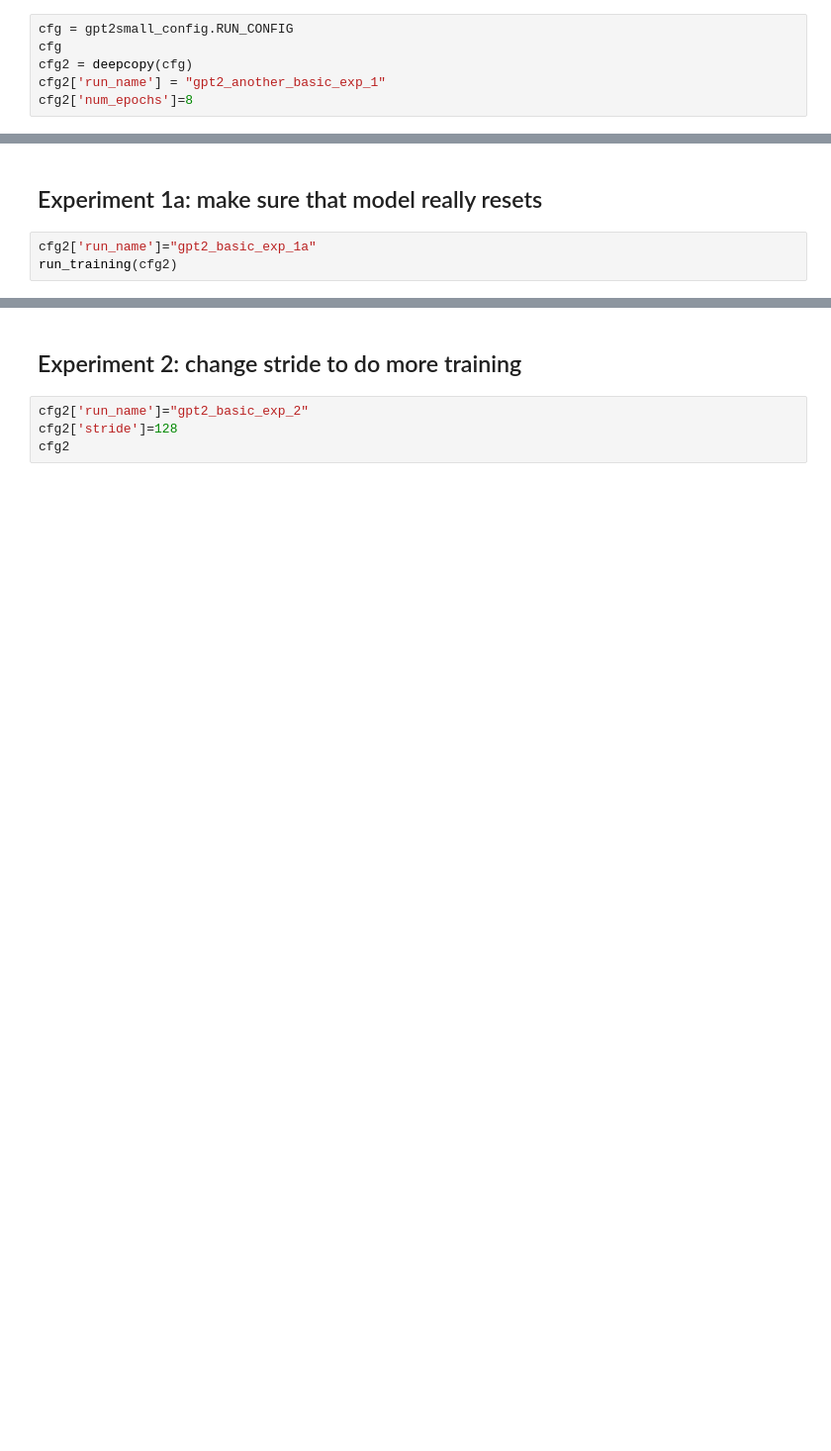
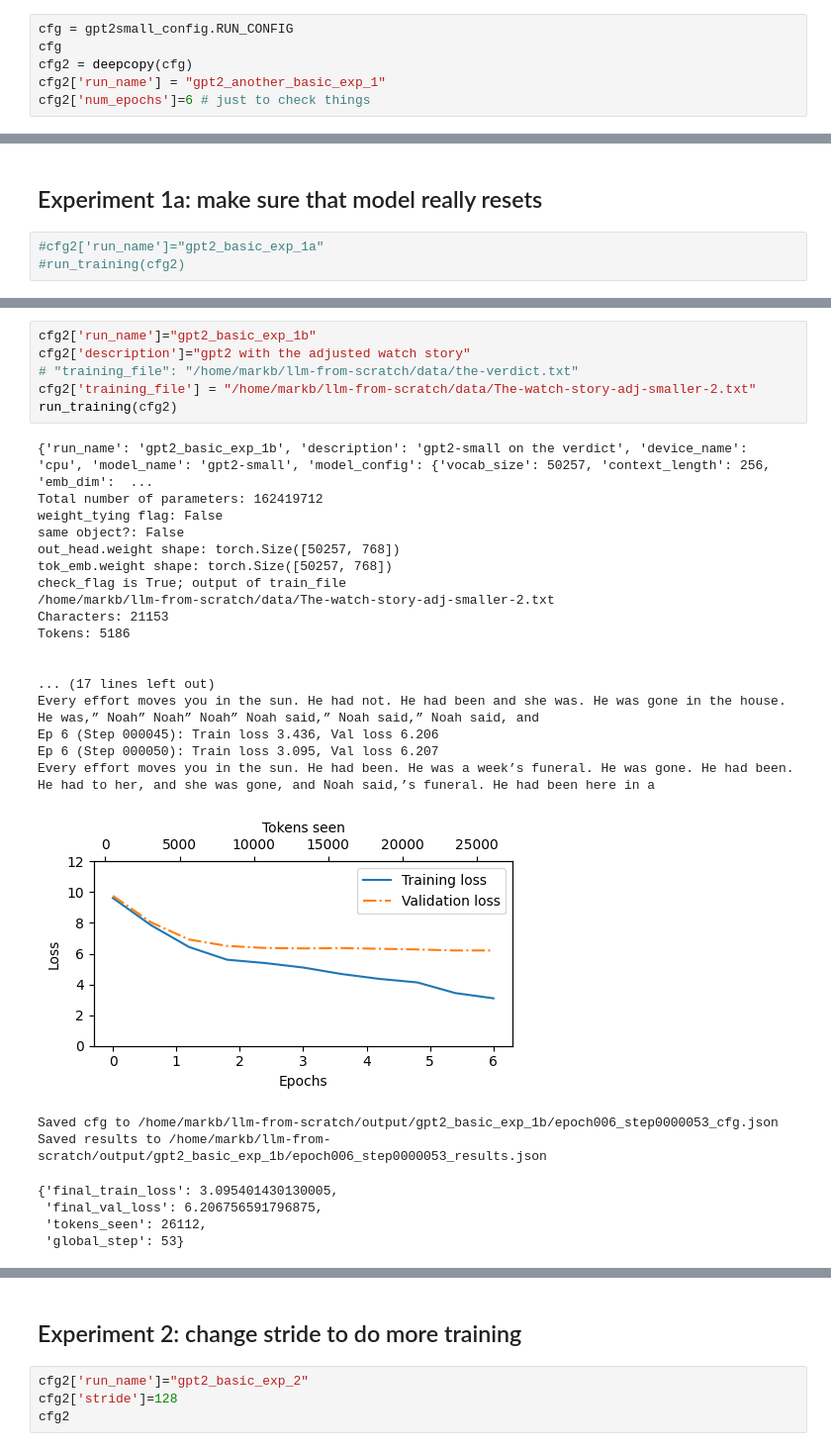
Before and after one commit to mcbieda/llm-from-scratch, a Jupyter notebook: notebooks/gpt2_basic_training.ipynb, the cells around one changed output, grey strips where cells are left out. Shown at 99% size. Cells and saved outputs as stored; diff of their text form; blank space fills up the shorter version.

```diff
--- a/notebooks/gpt2_basic_training.ipynb
+++ b/notebooks/gpt2_basic_training.ipynb
@@ -148,7 +149,7 @@ cfg = gpt2small_config.RUN_CONFIG
 cfg
 cfg2 = deepcopy(cfg)
 cfg2['run_name'] = "gpt2_another_basic_exp_1"
-cfg2['num_epochs']=8
+cfg2['num_epochs']=6 # just to check things
 # %% [markdown]
 ### run model
 # %%
@@ -175,5 +182,5 @@ KeyboardInterrupt:
 # %% [markdown]
 ## Experiment 1a: make sure that model really resets
 # %%
-cfg2['run_name']="gpt2_basic_exp_1a"
-run_training(cfg2)
+#cfg2['run_name']="gpt2_basic_exp_1a"
+#run_training(cfg2)
@@ -179,0 +195,31 @@ run_training(cfg2)
+# %%
+cfg2['run_name']="gpt2_basic_exp_1b"
+cfg2['description']="gpt2 with the adjusted watch story"
+# "training_file": "/home/markb/llm-from-scratch/data/the-verdict.txt"
+cfg2['training_file'] = "/home/markb/llm-from-scratch/data/The-watch-story-adj-smaller-2.txt"
+run_training(cfg2)
+# %% [output]
+{'run_name': 'gpt2_basic_exp_1b', 'description': 'gpt2-small on the verdict', 'device_name': 'cpu', 'model_name': 'gpt2-small', 'model_config': {'vocab_size': 50257, 'context_length': 256, 'emb_dim':  ...
+Total number of parameters: 162419712
+weight_tying flag: False
+same object?: False
+out_head.weight shape: torch.Size([50257, 768])
+tok_emb.weight shape: torch.Size([50257, 768])
+check_flag is True; output of train_file
+/home/markb/llm-from-scratch/data/The-watch-story-adj-smaller-2.txt
+Characters: 21153
+Tokens: 5186
+
+
+... (17 lines left out)
+Every effort moves you in the sun. He had not. He had been and she was. He was gone in the house. He was,” Noah” Noah” Noah” Noah said,” Noah said,” Noah said, and
+Ep 6 (Step 000045): Train loss 3.436, Val loss 6.206
+Ep 6 (Step 000050): Train loss 3.095, Val loss 6.207
+Every effort moves you in the sun. He had been. He was a week’s funeral. He was gone. He had been. He had to her, and she was gone, and Noah said,’s funeral. He had been here in a
+[figure, added]
+Saved cfg to /home/markb/llm-from-scratch/output/gpt2_basic_exp_1b/epoch006_step0000053_cfg.json
+Saved results to /home/markb/llm-from-scratch/output/gpt2_basic_exp_1b/epoch006_step0000053_results.json
+{'final_train_loss': 3.095401430130005,
+ 'final_val_loss': 6.206756591796875,
+ 'tokens_seen': 26112,
+ 'global_step': 53}
```
Also changed, not shown: parts of 27 cells of this notebook, 3 other files.
